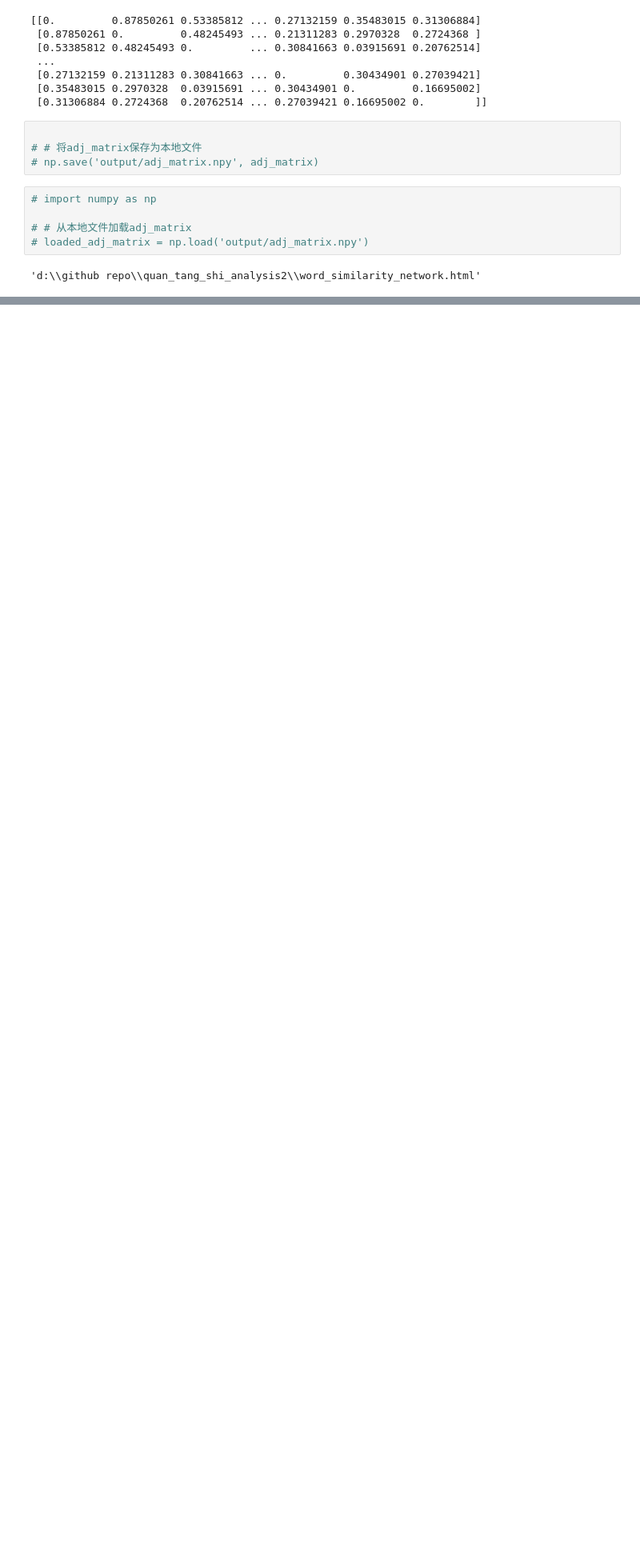
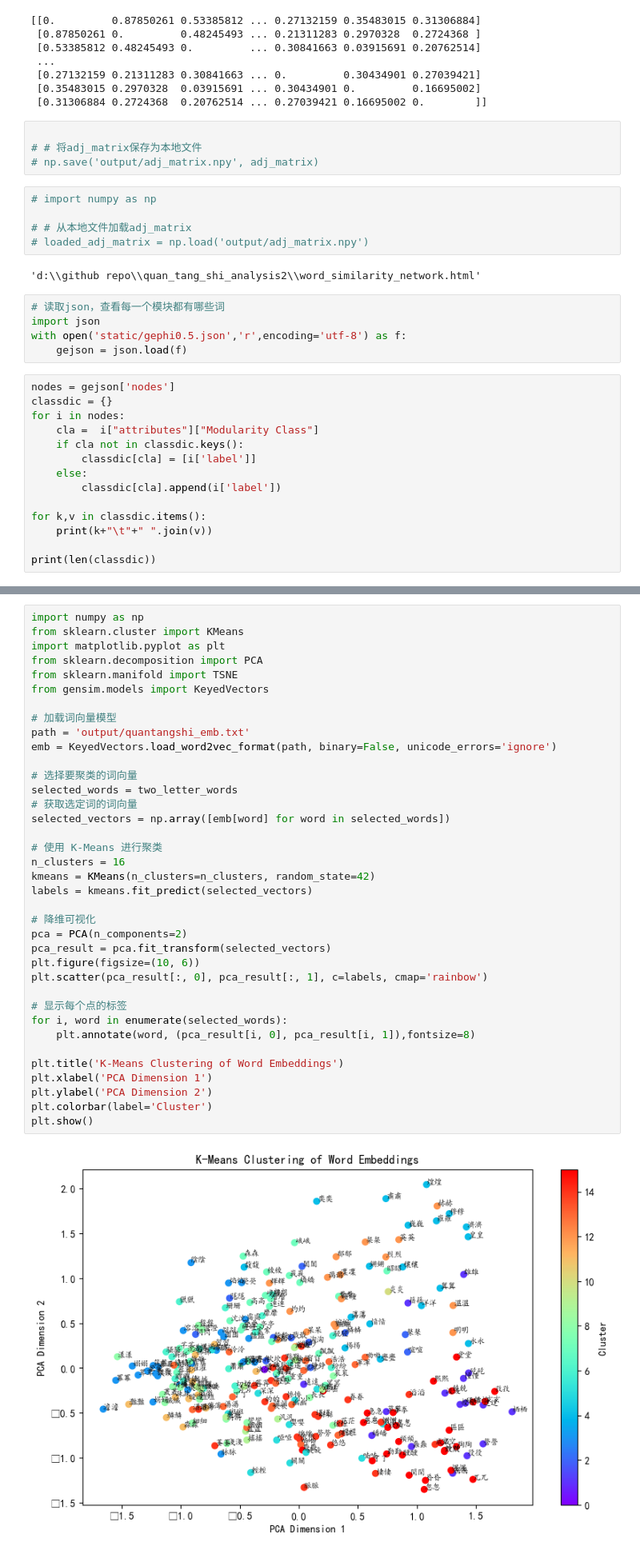
Before and after one commit to mistycrown/quan_tang_shi_analysis2, a Jupyter notebook: 3 wordnet.ipynb, the cells around one changed output, grey strips where cells are left out. Shown at 80% size. Cells and saved outputs as stored; diff of their text form; blank space fills up the shorter version.

```diff
--- a/3 wordnet.ipynb
+++ b/3 wordnet.ipynb
@@ -168,3 +170,22 @@ CSV 文件导出成功: output/gephi_data0.5.csv
 # %%
 # %% [output]
 'd:\\github repo\\quan_tang_shi_analysis2\\word_similarity_network.html'
+# %%
+# 读取json，查看每一个模块都有哪些词
+import json
+with open('static/gephi0.5.json','r',encoding='utf-8') as f:
+    gejson = json.load(f)
+# %%
+nodes = gejson['nodes']
+classdic = {}
+for i in nodes:
+    cla =  i["attributes"]["Modularity Class"]
+    if cla not in classdic.keys():
+        classdic[cla] = [i['label']]
+    else:
+        classdic[cla].append(i['label'])
+
+for k,v in classdic.items():
+    print(k+"\t"+" ".join(v))
+
+print(len(classdic))
@@ -170,0 +253,39 @@ CSV 文件导出成功: output/gephi_data0.5.csv
+# %%
+import numpy as np
+from sklearn.cluster import KMeans
+import matplotlib.pyplot as plt
+from sklearn.decomposition import PCA
+from sklearn.manifold import TSNE
+from gensim.models import KeyedVectors
+
+# 加载词向量模型
+path = 'output/quantangshi_emb.txt'
+emb = KeyedVectors.load_word2vec_format(path, binary=False, unicode_errors='ignore')
+
+# 选择要聚类的词向量
+selected_words = two_letter_words
+# 获取选定词的词向量
+selected_vectors = np.array([emb[word] for word in selected_words])
+
+# 使用 K-Means 进行聚类
+n_clusters = 16
+kmeans = KMeans(n_clusters=n_clusters, random_state=42)
+labels = kmeans.fit_predict(selected_vectors)
+
+# 降维可视化
+pca = PCA(n_components=2)
+pca_result = pca.fit_transform(selected_vectors)
+plt.figure(figsize=(10, 6))
+plt.scatter(pca_result[:, 0], pca_result[:, 1], c=labels, cmap='rainbow')
+
+# 显示每个点的标签
+for i, word in enumerate(selected_words):
+    plt.annotate(word, (pca_result[i, 0], pca_result[i, 1]),fontsize=8)
+
+plt.title('K-Means Clustering of Word Embeddings')
+plt.xlabel('PCA Dimension 1')
+plt.ylabel('PCA Dimension 2')
+plt.colorbar(label='Cluster')
+plt.show()
+# %% [output]
+[figure, added]
```
Also changed, not shown: parts of 8 cells of this notebook, 5 other files.
